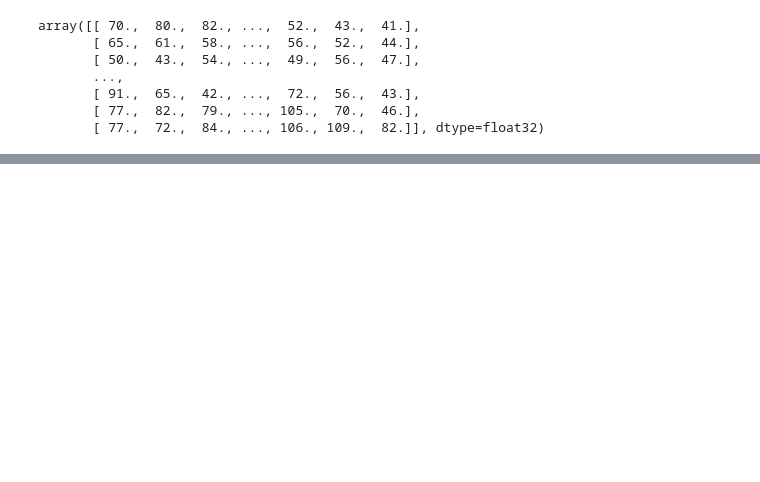
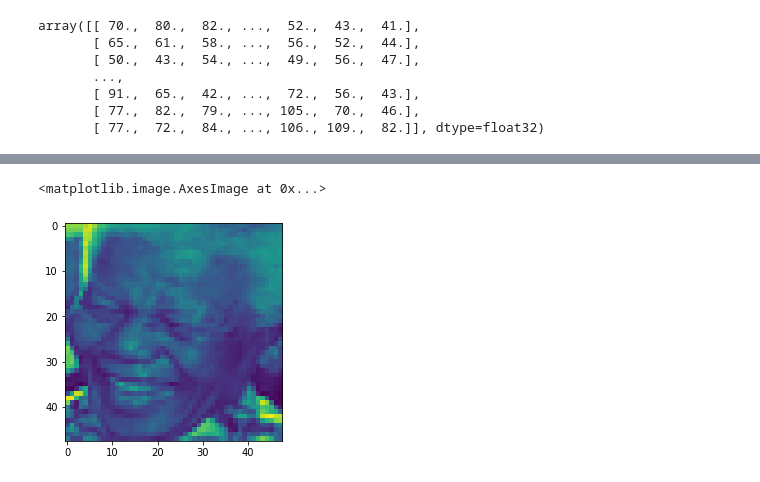
Before and after one commit to CristinaCallejo/AudienceResearch, a Jupyter notebook: notebooks/jn1.ipynb, the cells around one changed output, grey strips where cells are left out. Cells and saved outputs as stored; diff of their text form; code cells hidden in the pictures; blank space fills up the shorter version.

```diff
--- a/notebooks/jn1.ipynb
+++ b/notebooks/jn1.ipynb
@@ -52,0 +127,5 @@ array([[ 70.,  80.,  82., ...,  52.,  43.,  41.],
+# %%
+plt.imshow(df_fer['arraytest'][12346])
+# %% [output]
+<matplotlib.image.AxesImage at 0x...>
+[figure, added]
```
Also changed, not shown: parts of 78 cells of this notebook.
